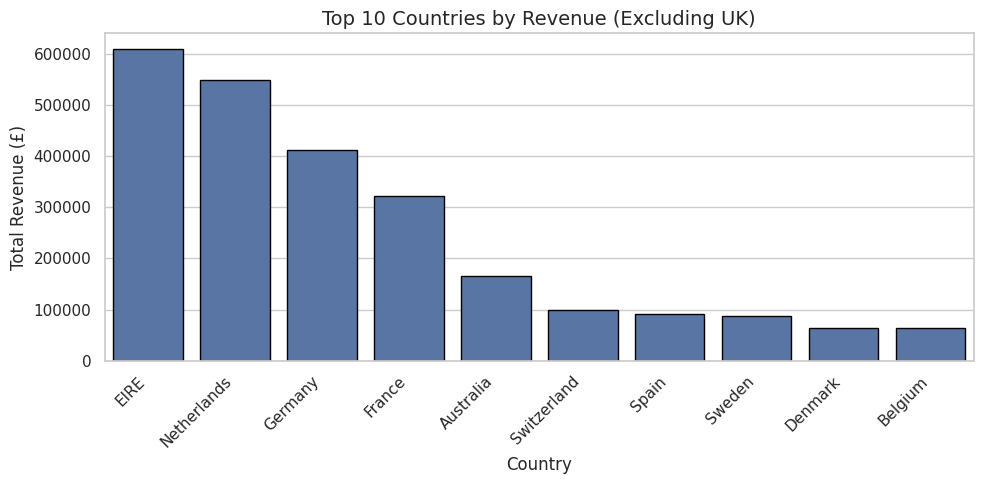
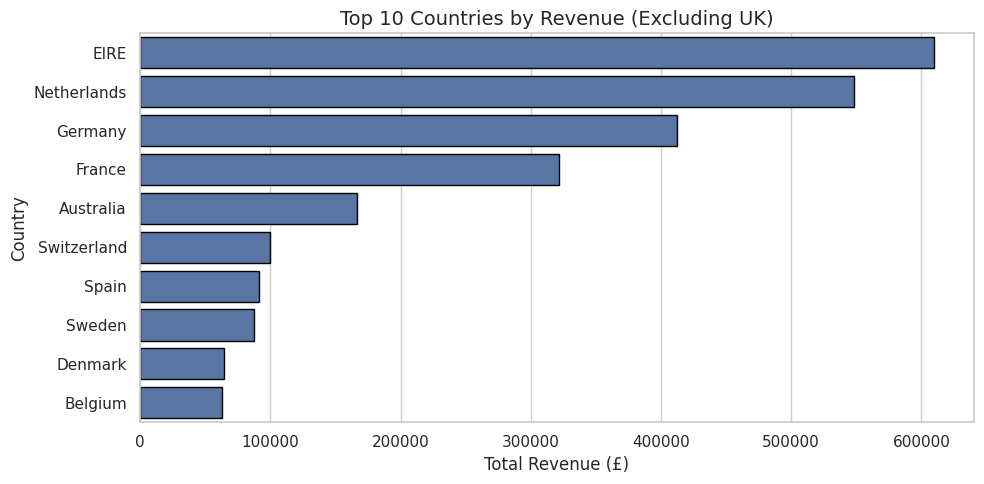
Unified diff of the notebook cell whose output changed from the first chart to the second:
--- before
+++ after
@@ -1,11 +1,10 @@
-# Revenue by Country (Excluding UK)
+# Top 10 Revenue by Country (Excluding UK)
 
 top_countries = by_country_revenue.drop('United Kingdom').head(10)
 
-sns.barplot(x=top_countries.index, y=top_countries.values, linewidth=1, edgecolor="black")
+sns.barplot(x=top_countries.values, y=top_countries.index, linewidth=1, edgecolor="black", orient='h')
 plt.title('Top 10 Countries by Revenue (Excluding UK)')
-plt.xlabel('Country')
-plt.ylabel('Total Revenue (£)')
-plt.xticks(rotation=45, ha='right')
+plt.xlabel('Total Revenue (£)')
+plt.ylabel('Country')
 plt.tight_layout()
 plt.savefig("../outputs/figures/revenue_by_country.png",

Commit: feat: complete EDA notebook, visualizations, anomaly analysis, report, and README